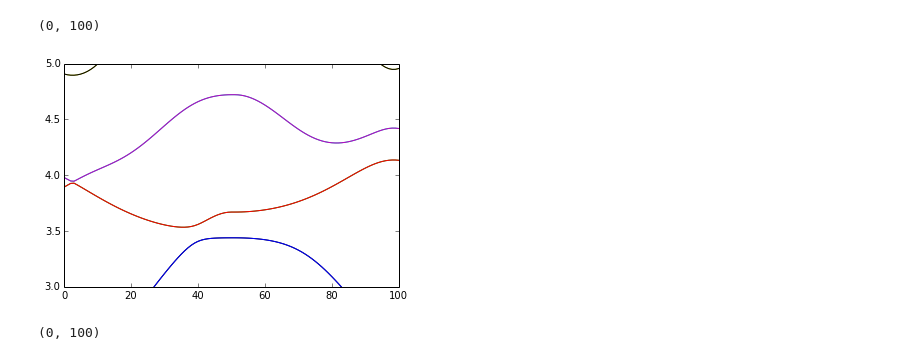
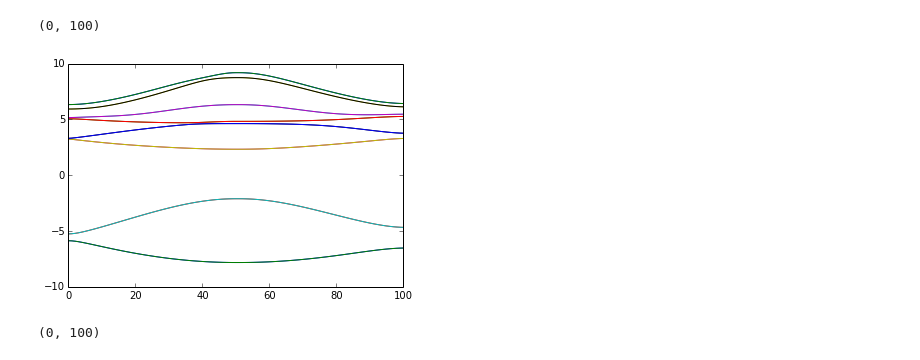
Before and after one commit to shiangfang/DFT_KIT, a Jupyter notebook: interface/DFT_IPython_interface/Quantum Espresso Band Plot.ipynb, the cells around one changed output. Cells and saved outputs as stored; diff of their text form; code cells hidden in the pictures.

```diff
--- a/interface/DFT_IPython_interface/Quantum Espresso Band Plot.ipynb
+++ b/interface/DFT_IPython_interface/Quantum Espresso Band Plot.ipynb
@@ -20,7 +20,7 @@ indexs=range(start_k,end_k+1)
 name_prefix='Bi/bismuth.save'
 name_prefix='bismuth.original.save'
 name_prefix='bismuth.save'
-name_prefix='../../temp/band1/bismuth.save'
+name_prefix='../../temp/band2/bismuth.save'
 
 for ind in range(0,end_k-start_k+1):
     path_ind=name_prefix+'/K'+"{0:05d}".format(indexs[ind])+'/eigenval.xml'
@@ -37,11 +37,11 @@ for ind in range(0,end_k-start_k+1):
         all_bands[ind,ind2]=(float(eigen_vals[ind2]))
 # %%
 plt.plot(all_bands*27.21)
-plt.ylim([3,5])
+plt.ylim([-10,10])
 plt.xlim([0,100])
 # %% [output]
 (0, 100)
-[figure, old version]
+[figure, new version]
 # %%
 import csv
 #save_bands=np.zeros((end_k-start_k+1,n_bands/2))
```
Also changed, not shown: 13 other files.
